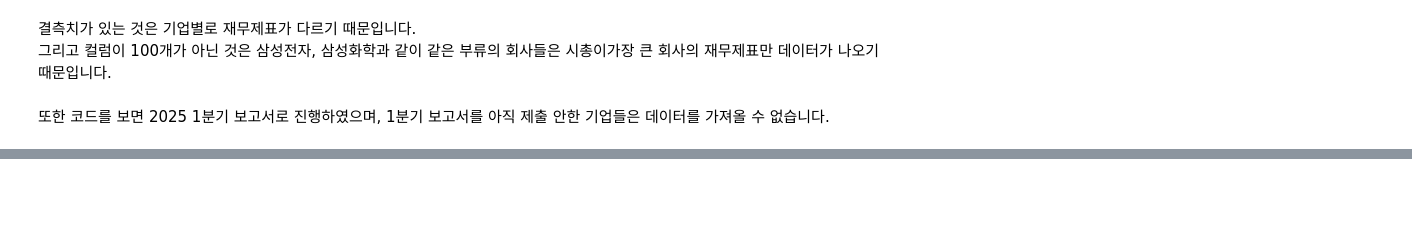
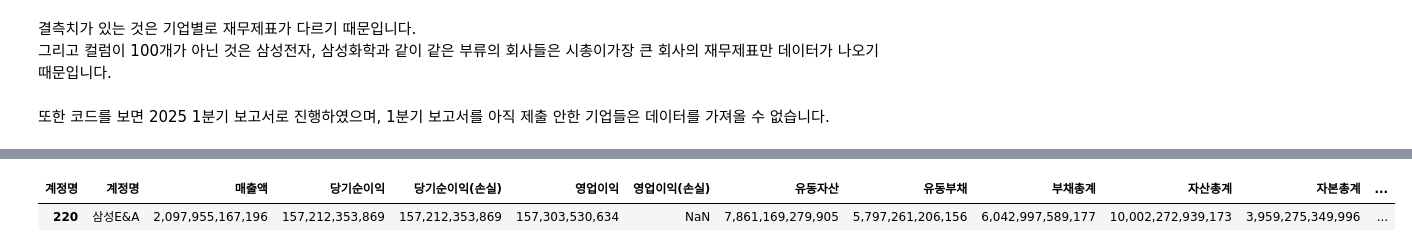
Before and after one commit to Seungwoo-JI64/25-Summer-MIRAEASSET, a Jupyter notebook: 증권데이터/재무제표.ipynb, the cells around one changed output, grey strips where cells are left out. Saved outputs shown, nothing was run; the diff lists cells and outputs as text; code cells hidden in the pictures; blank space fills up the shorter version.

```diff
--- a/증권데이터/재무제표.ipynb
+++ b/증권데이터/재무제표.ipynb
@@ -176,7 +178,7 @@ for stock in tqdm(kospi100):
     except Exception as e:
         print(f"{stock} 처리 중 오류: {e}")
 
-main_df = main_df.drop_duplicates(subset='계정명').set_index('계정명')
+financial_2025_q1 = main_df.drop_duplicates(subset='계정명').set_index('계정명')
 
-main_df
+financial_2025_q1
 # %% [output]
@@ -215,0 +370,6 @@ SK 재무제표 없음
+# %%
+financial_2025_q1_final = financial_2025_q1.T
+financial_2024_final = financial_2024.T
+financial_2023_final = financial_2023.T
+
+financial_2025_q1_final.head(1)
@@ -215,0 +391,20 @@ SK 재무제표 없음
+# %%
+main_effect =[
+    '매출액',
+    '당기순이익',
+    '당기순이익(손실)',
+    '영업이익',
+    '영업이익(손실)',
+    '유동자산',
+    '유동부채',
+    '부채총계',
+    '자산총계',
+    '자본총계',
+    '이자비용',
+]
+# %%
+main_financial_2025_q1_final = financial_2025_q1_final[main_effect]
+main_financial_2024_final = financial_2024_final[main_effect]
+main_financial_2023_final = financial_2023_final[main_effect]
+
+main_financial_2023_final.head(10)
@@ -215,0 +423,17 @@ SK 재무제표 없음
+# %%
+# 인덱스를 기업명 컬럼으로 만들고 이름 지정
+df_2023 = main_financial_2023_final.copy().reset_index().rename(columns={'index': '계정명'})
+df_2024 = main_financial_2024_final.copy().reset_index().rename(columns={'index': '계정명'})
+df_2025 = main_financial_2025_q1_final.copy().reset_index().rename(columns={'index': '계정명'})
+
+# 연도 추가
+df_2023['연도'] = '2023'
+df_2024['연도'] = '2024'
+df_2025['연도'] = '2025_Q1'
+
+# 모두 합치기
+df_all = pd.concat([df_2023, df_2024, df_2025], ignore_index=True)
+df_all.tail(1)
+# %% [output]
+| 계정명 | 계정명 | 매출액 | 당기순이익 | 당기순이익(손실) | 영업이익 | 영업이익(손실) | 유동자산 | 유동부채 | 부채총계 | 자산총계 | 자본총계 | ... |
+| 220 | 삼성E&A | 2,097,955,167,196 | 157,212,353,869 | 157,212,353,869 | 157,303,530,634 | NaN | 7,861,169,279,905 | 5,797,261,206,156 | 6,042,997,589,177 | 10,002,272,939,173 | 3,959,275,349,996 | ... |
```
Also changed, not shown: parts of 37 cells of this notebook.
